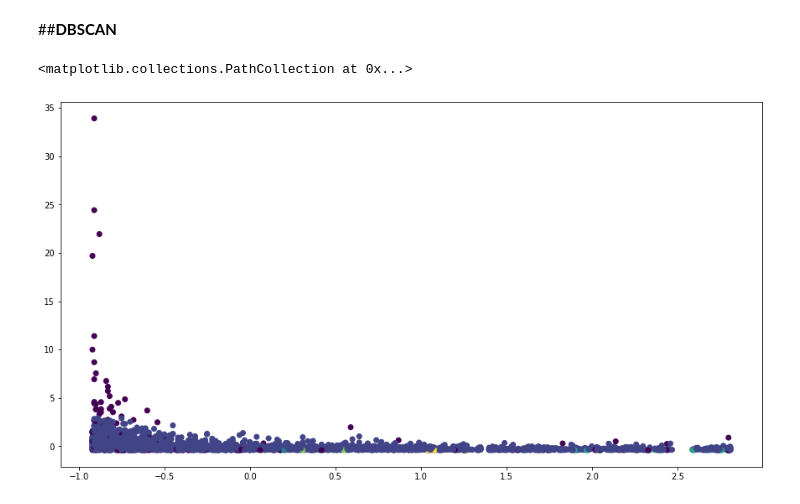
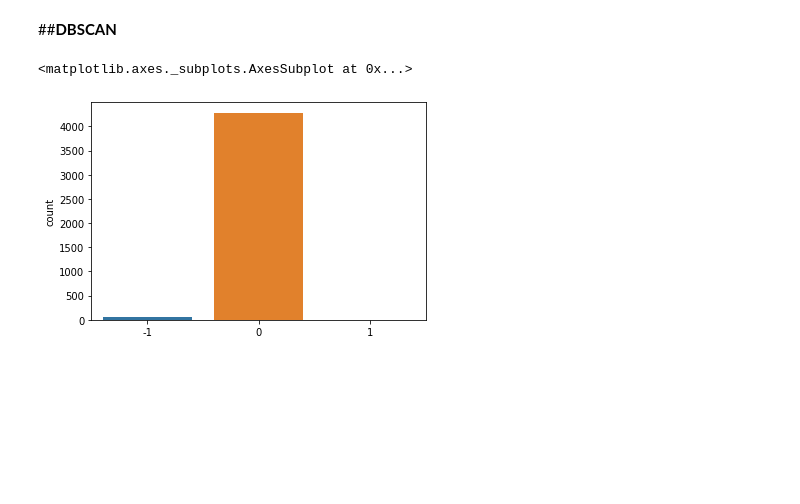
Before and after one commit to Mmbsaksd/Customer-segmentation, a Jupyter notebook: Customer_Segmentation.ipynb, the cells around one changed output. Cells and saved outputs as stored; diff of their text form; code cells hidden in the pictures; blank space fills up the shorter version.

```diff
--- a/Customer_Segmentation.ipynb
+++ b/Customer_Segmentation.ipynb
@@ -644,9 +659,10 @@ Davies-Bouldin Index: 0.944
 # %%
 #Implimenting the DBSCAN
 from sklearn.cluster import DBSCAN
-y_pred = DBSCAN(eps=0.5, min_samples=5).fit_predict(x)
-plt.figure(figsize=(15,8))
-plt.scatter(x[:,0],x[:,1], c=y_pred)
+dbscan = DBSCAN(eps=0.8, min_samples=5).fit(x)
+label = dbscan.labels_
-# %% [output]
-<matplotlib.collections.PathCollection at 0x...>
-[figure, removed]
+# %%
+sns.countplot(label)
+# %% [output]
+<matplotlib.axes._subplots.AxesSubplot at 0x...>
+[figure, added]
```
Also changed, not shown: parts of 9 cells of this notebook.
